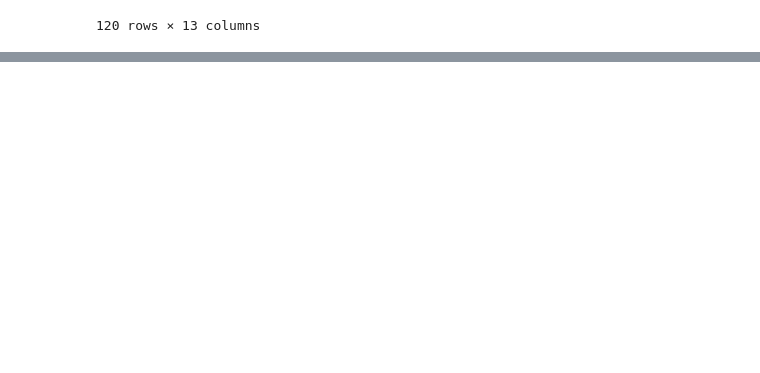
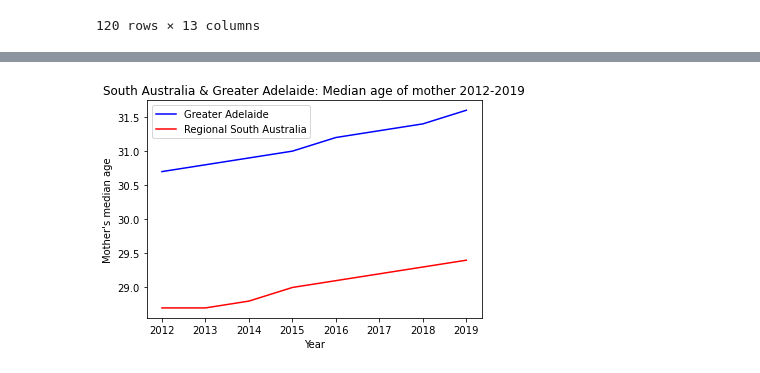
Before and after one commit to NathanJPotter/Team-Project-1, a Jupyter notebook: Project 1.ipynb, the cells around one changed output, grey strips where cells are left out. Cells and saved outputs as stored; diff of their text form; code cells hidden in the pictures; blank space fills up the shorter version.

```diff
--- a/Project 1.ipynb
+++ b/Project 1.ipynb
@@ -101,0 +93,11 @@ birth_data_vic_df
+# %%
+# Plot median age of mother South Australia: Regional vs Metro
+plt.plot(birth_data_adl_df["Year"], birth_data_adl_df["Median age of mother"], color = 'b', label = "Greater Adelaide")
+plt.plot(birth_data_sa_df["Year"], birth_data_sa_df["Median age of mother"], color = 'r', label = "Regional South Australia")
+plt.title("South Australia & Greater Adelaide: Median age of mother 2012-2019")
+plt.xlabel("Year")
+plt.ylabel("Mother's median age")
+plt.legend()
+plt.show()
+# %% [output]
+[figure, added]
```
Also changed, not shown: parts of 15 cells of this notebook.
